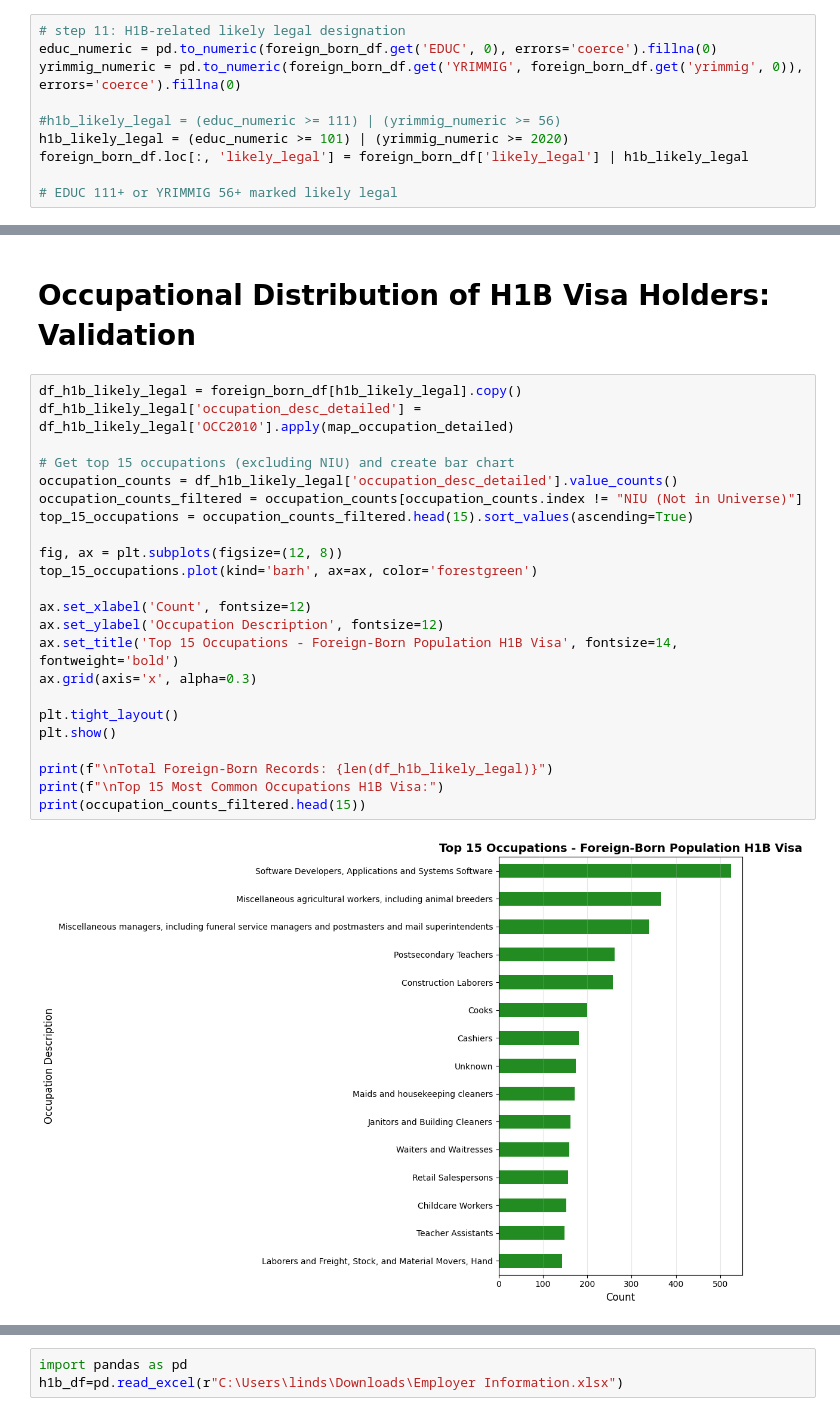
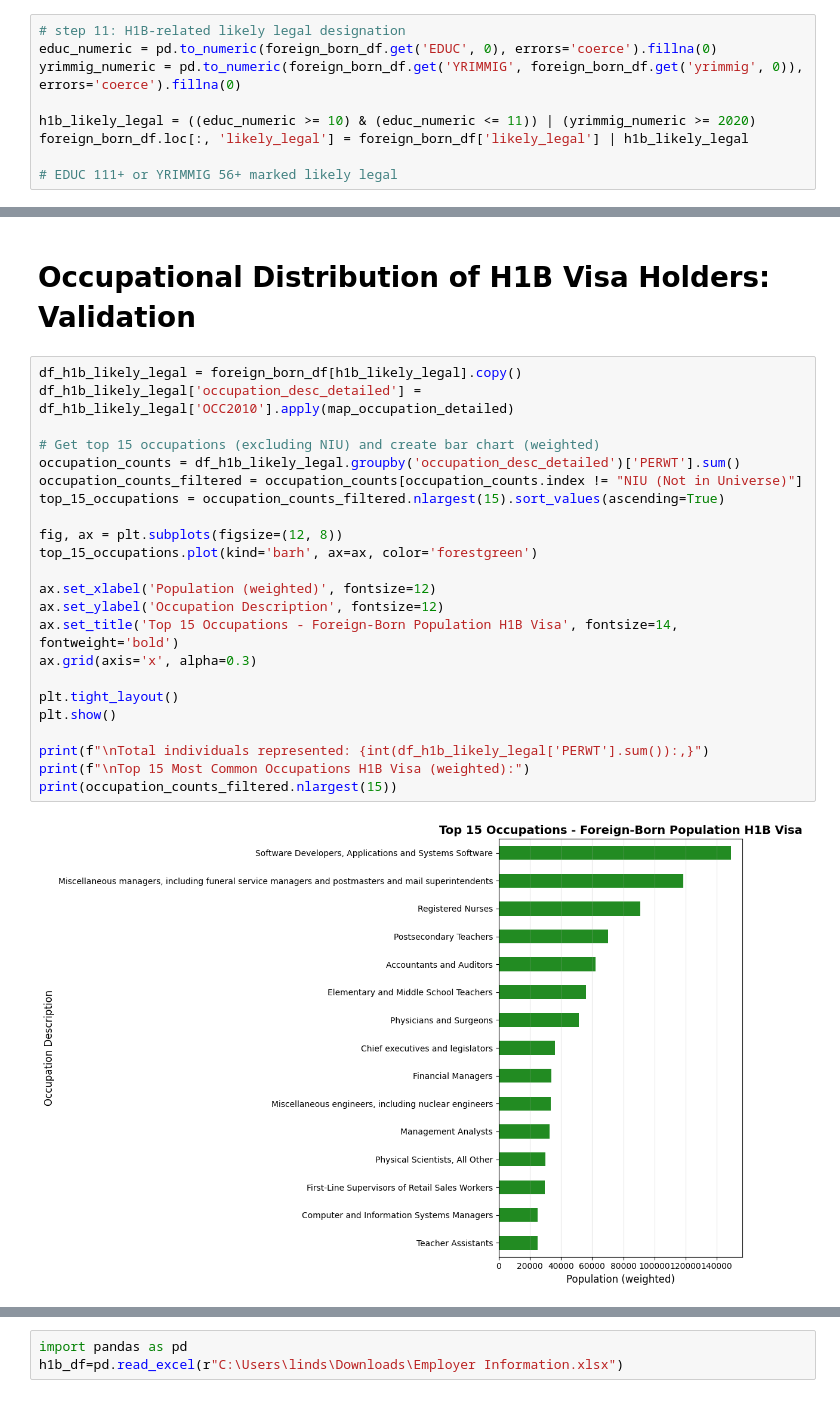
Before and after one commit to lindseylacey/Unidos, a Jupyter notebook: notebooks/immigration/acs_detailed_estimates.ipynb, the cells around one changed output, grey strips where cells are left out. Saved outputs shown, nothing was run; the diff lists cells and outputs as text.

```diff
--- a/notebooks/immigration/acs_detailed_estimates.ipynb
+++ b/notebooks/immigration/acs_detailed_estimates.ipynb
@@ -221,8 +241,7 @@ Step 11: H1B Visa Designation
 educ_numeric = pd.to_numeric(foreign_born_df.get('EDUC', 0), errors='coerce').fillna(0)
 yrimmig_numeric = pd.to_numeric(foreign_born_df.get('YRIMMIG', foreign_born_df.get('yrimmig', 0)), errors='coerce').fillna(0)
 
-#h1b_likely_legal = (educ_numeric >= 111) | (yrimmig_numeric >= 56)
-h1b_likely_legal = (educ_numeric >= 101) | (yrimmig_numeric >= 2020)
+h1b_likely_legal = ((educ_numeric >= 10) & (educ_numeric <= 11)) | (yrimmig_numeric >= 2020)
 foreign_born_df.loc[:, 'likely_legal'] = foreign_born_df['likely_legal'] | h1b_likely_legal
 
 # EDUC 111+ or YRIMMIG 56+ marked likely legal
@@ -1101,25 +1120,25 @@ Name: count, dtype: int64
 # %%
 df_h1b_likely_legal = foreign_born_df[h1b_likely_legal].copy()
 df_h1b_likely_legal['occupation_desc_detailed'] = df_h1b_likely_legal['OCC2010'].apply(map_occupation_detailed)
 
-# Get top 15 occupations (excluding NIU) and create bar chart
-occupation_counts = df_h1b_likely_legal['occupation_desc_detailed'].value_counts()
+# Get top 15 occupations (excluding NIU) and create bar chart (weighted)
+occupation_counts = df_h1b_likely_legal.groupby('occupation_desc_detailed')['PERWT'].sum()
 occupation_counts_filtered = occupation_counts[occupation_counts.index != "NIU (Not in Universe)"]
-top_15_occupations = occupation_counts_filtered.head(15).sort_values(ascending=True)
+top_15_occupations = occupation_counts_filtered.nlargest(15).sort_values(ascending=True)
 
 fig, ax = plt.subplots(figsize=(12, 8))
 top_15_occupations.plot(kind='barh', ax=ax, color='forestgreen')
 
-ax.set_xlabel('Count', fontsize=12)
+ax.set_xlabel('Population (weighted)', fontsize=12)
 ax.set_ylabel('Occupation Description', fontsize=12)
 ax.set_title('Top 15 Occupations - Foreign-Born Population H1B Visa', fontsize=14, fontweight='bold')
 ax.grid(axis='x', alpha=0.3)
 
 plt.tight_layout()
 plt.show()
 
-print(f"\nTotal Foreign-Born Records: {len(df_h1b_likely_legal)}")
-print(f"\nTop 15 Most Common Occupations H1B Visa:")
-print(occupation_counts_filtered.head(15))
+print(f"\nTotal individuals represented: {int(df_h1b_likely_legal['PERWT'].sum()):,}")
+print(f"\nTop 15 Most Common Occupations H1B Visa (weighted):")
+print(occupation_counts_filtered.nlargest(15))
 # %% [output]
-[figure, old version]
+[figure, new version]
```
Also changed, not shown: parts of 13 cells of this notebook, 2 other files.
